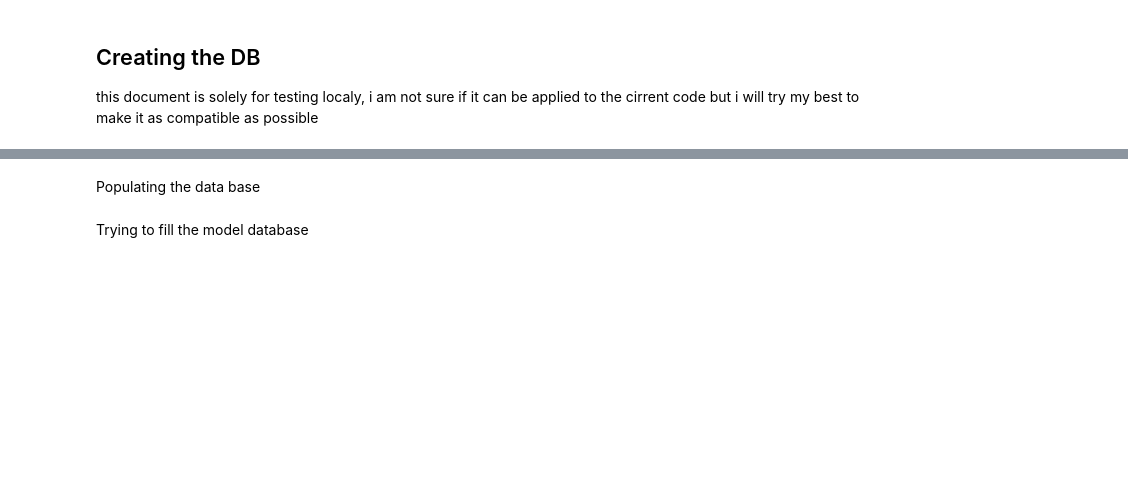
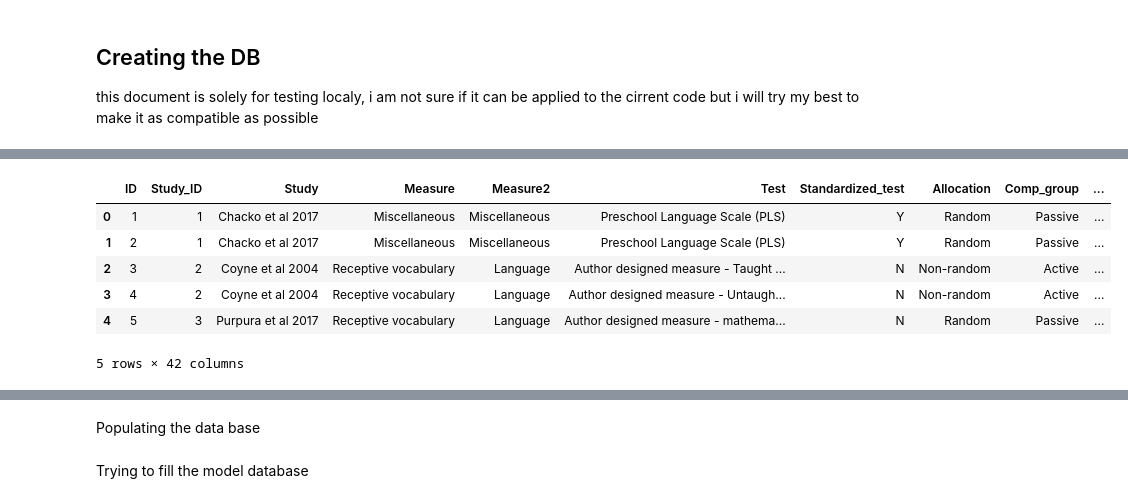
Before and after one commit to safarrez/Evaluating_extracted_data, a Jupyter notebook: evaluation.ipynb, the cells around one changed output, grey strips where cells are left out. Saved outputs shown, nothing was run; the diff lists cells and outputs as text; code cells hidden in the pictures; blank space fills up the shorter version.

Commit message:
"preprocessed" the data

```diff
--- a/evaluation.ipynb
+++ b/evaluation.ipynb
@@ -8,0 +20,11 @@ import pandas as pd
+# %%
+ground_truth_df = pd.read_excel('content\ground_truth\data.xlsx')
+ground_truth_df.head()
+# %% [output]
+|  | ID | Study_ID | Study | Measure | Measure2 | Test | Standardized_test | Allocation | Comp_group | ... |
+| 0 | 1 | 1 | Chacko et al 2017 | Miscellaneous | Miscellaneous | Preschool Language Scale (PLS) | Y | Random | Passive | ... |
+| 1 | 2 | 1 | Chacko et al 2017 | Miscellaneous | Miscellaneous | Preschool Language Scale (PLS) | Y | Random | Passive | ... |
+| 2 | 3 | 2 | Coyne et al 2004 | Receptive vocabulary | Language | Author designed measure - Taught ... | N | Non-random | Active | ... |
+| 3 | 4 | 2 | Coyne et al 2004 | Receptive vocabulary | Language | Author designed measure - Untaugh... | N | Non-random | Active | ... |
+| 4 | 5 | 3 | Purpura et al 2017 | Receptive vocabulary | Language | Author designed measure - mathema... | N | Random | Passive | ... |
+5 rows × 42 columns
```
Also changed, not shown: parts of 15 cells of this notebook.
